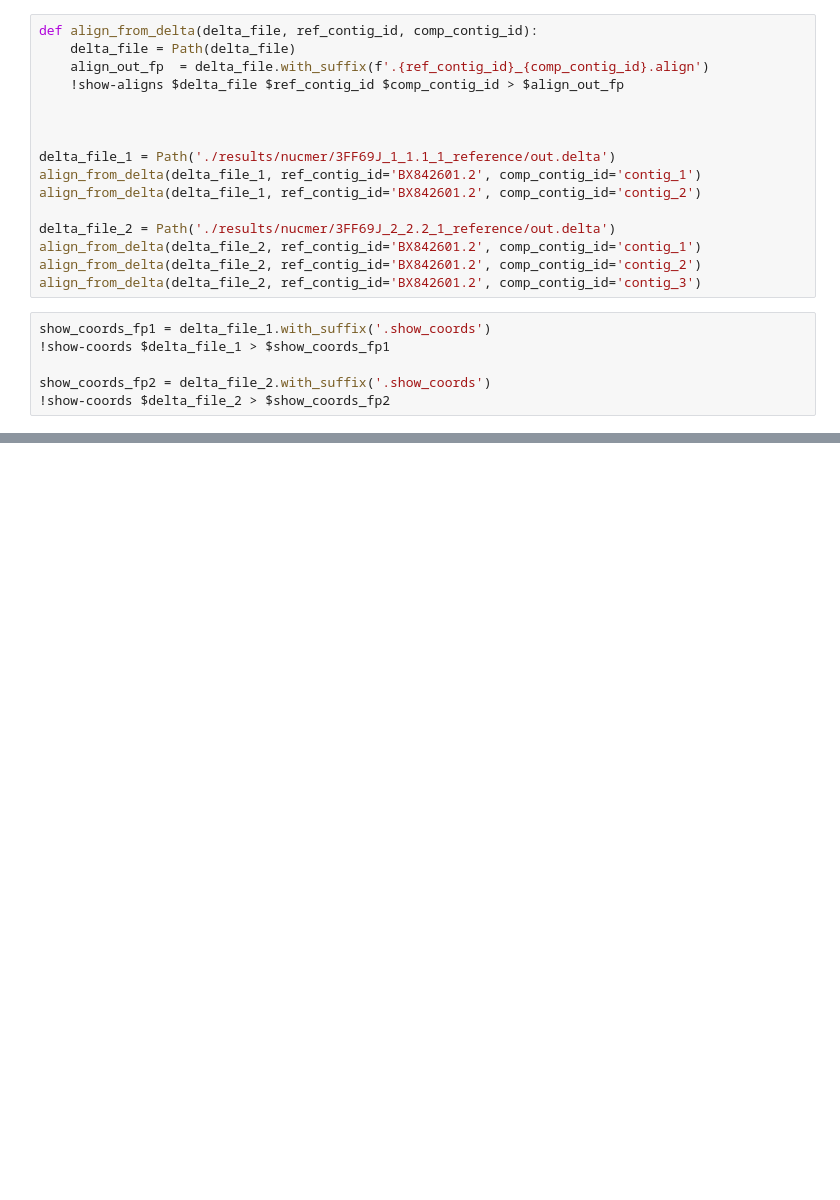
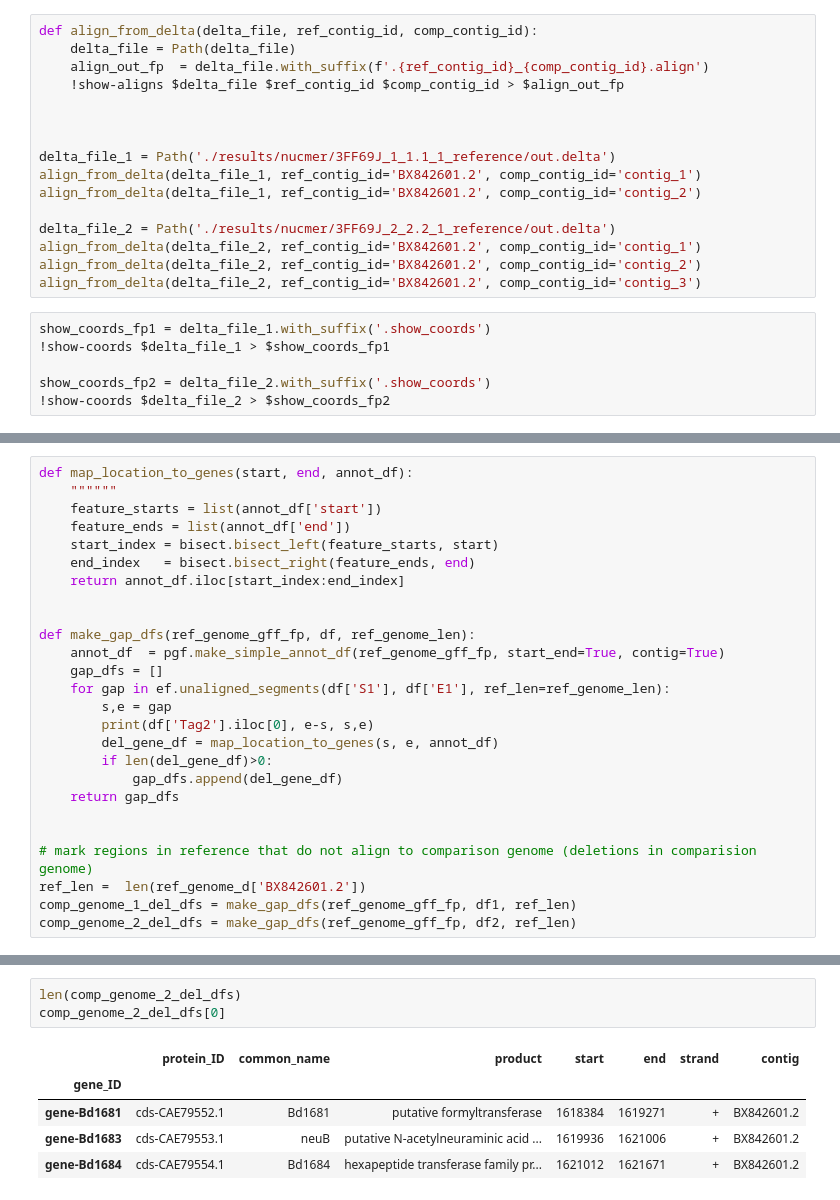
Before and after one commit to JonWinkelman/mummer_genome_comparison, a Jupyter notebook: mummer_comparison.ipynb, the cells around one changed output, grey strips where cells are left out. Cells and saved outputs as stored; diff of their text form; blank space fills up the shorter version.

```diff
--- a/mummer_comparison.ipynb
+++ b/mummer_comparison.ipynb
@@ -215,0 +223,26 @@ show_coords_fp2 = delta_file_2.with_suffix('.show_coords')
+# %%
+def map_location_to_genes(start, end, annot_df):
+    """"""
+    feature_starts = list(annot_df['start'])
+    feature_ends = list(annot_df['end'])
+    start_index = bisect.bisect_left(feature_starts, start)
+    end_index   = bisect.bisect_right(feature_ends, end)
+    return annot_df.iloc[start_index:end_index]
+
+
+def make_gap_dfs(ref_genome_gff_fp, df, ref_genome_len):
+    annot_df  = pgf.make_simple_annot_df(ref_genome_gff_fp, start_end=True, contig=True)
+    gap_dfs = []
+    for gap in ef.unaligned_segments(df['S1'], df['E1'], ref_len=ref_genome_len):
+        s,e = gap
+        print(df['Tag2'].iloc[0], e-s, s,e)
+        del_gene_df = map_location_to_genes(s, e, annot_df)
+        if len(del_gene_df)>0:
+            gap_dfs.append(del_gene_df)
+    return gap_dfs
+
+
+# mark regions in reference that do not align to comparison genome (deletions in comparision genome)
+ref_len =  len(ref_genome_d['BX842601.2'])
+comp_genome_1_del_dfs = make_gap_dfs(ref_genome_gff_fp, df1, ref_len)
+comp_genome_2_del_dfs = make_gap_dfs(ref_genome_gff_fp, df2, ref_len)
@@ -215,0 +265,9 @@ show_coords_fp2 = delta_file_2.with_suffix('.show_coords')
+# %%
+len(comp_genome_2_del_dfs)
+comp_genome_2_del_dfs[0]
+# %% [output]
+|  | protein_ID | common_name | product | start | end | strand | contig |
+| gene_ID |  |  |  |  |  |  |  |
+| gene-Bd1681 | cds-CAE79552.1 | Bd1681 | putative formyltransferase | 1618384 | 1619271 | + | BX842601.2 |
+| gene-Bd1683 | cds-CAE79553.1 | neuB | putative N-acetylneuraminic acid ... | 1619936 | 1621006 | + | BX842601.2 |
+| gene-Bd1684 | cds-CAE79554.1 | Bd1684 | hexapeptide transferase family pr... | 1621012 | 1621671 | + | BX842601.2 |
```
Also changed, not shown: parts of 17 cells of this notebook.
